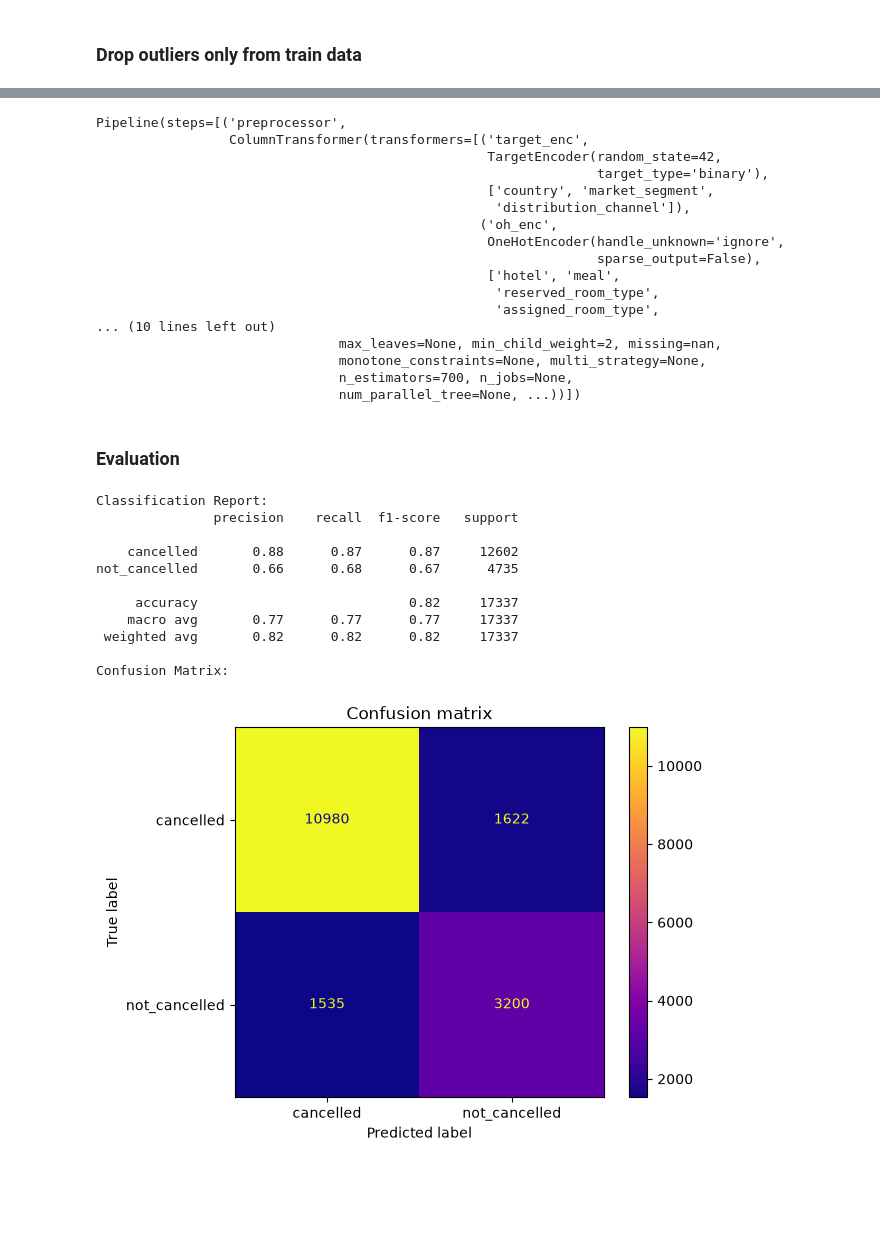
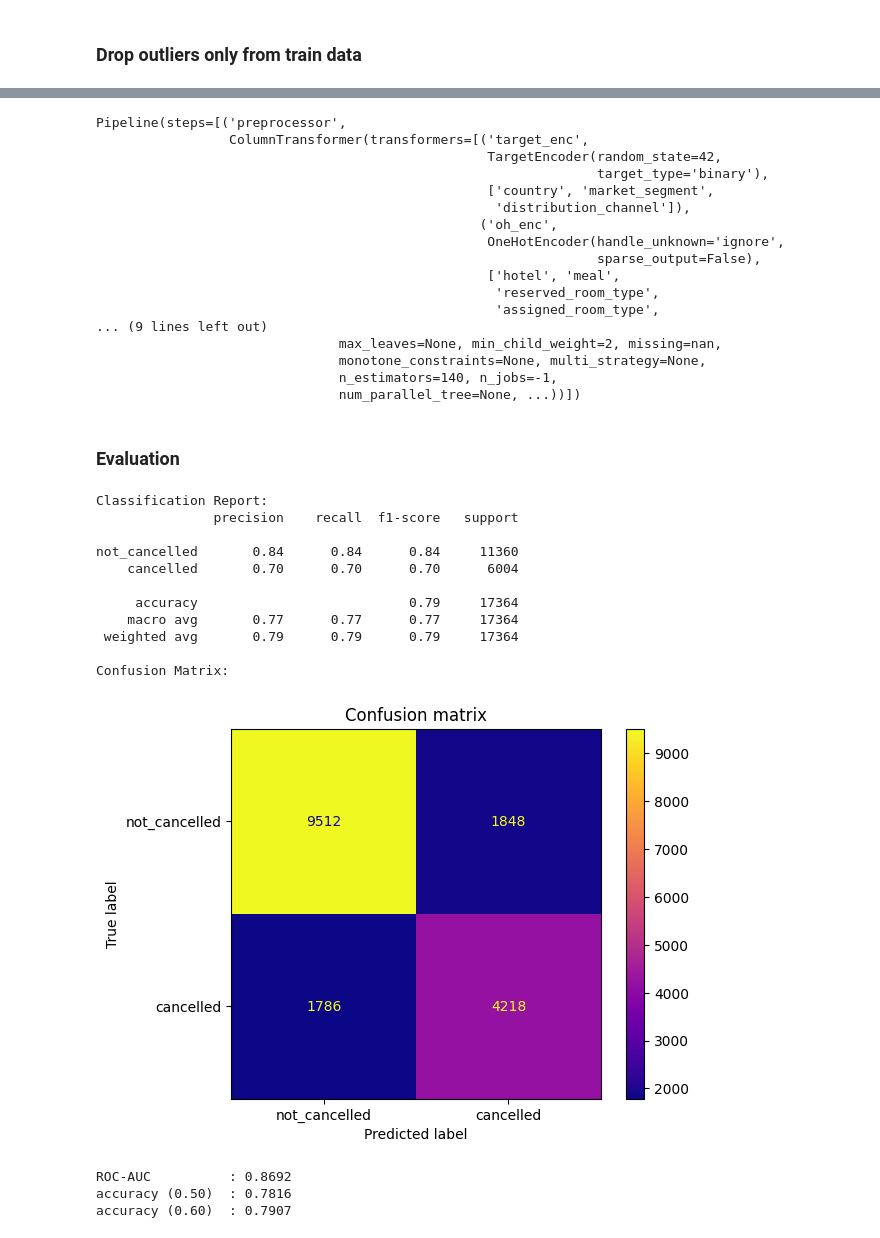
Before and after one commit to ravindutw/hotel-booking-cancellation-prediction, a Jupyter notebook: notebooks/models/XGBoost.ipynb, the cells around one changed output, grey strips where cells are left out. Saved outputs shown, nothing was run; the diff lists cells and outputs as text; code cells hidden in the pictures; blank space fills up the shorter version.

Commit message:
Improved the XGB Model accuracy by introducing hyperparameter tuning and threshold values changes

```diff
--- a/notebooks/models/XGBoost.ipynb
+++ b/notebooks/models/XGBoost.ipynb
@@ -204,8 +353,14 @@ pipeline = Pipeline(steps=[
     #('drop_low_variance', drop_low_var_cols),
     ('xgb', xgb_model)
 ])
+# %%
+X_train_final = pd.concat([X_train, X_val])
+y_train_final = np.concatenate([y_train, y_val])
+# %%
+age_final = (X_train_final[SPLIT_COLUMN].max() - X_train_final[SPLIT_COLUMN]).dt.days.to_numpy()
+final_weights = 0.5 ** (age_final / RECENCY_HALFLIFE_DAYS)
 # %%
-pipeline.fit(X_train, y_train)
+pipeline.fit(X_train_final, y_train_final, xgb__sample_weight=final_weights)
 # %% [output]
 Pipeline(steps=[('preprocessor',
                  ColumnTransformer(transformers=[('target_enc',
@@ -219,10 +374,10 @@ Pipeline(steps=[('preprocessor',
                                                   ['hotel', 'meal',
                                                    'reserved_room_type',
                                                    'assigned_room_type',
-... (10 lines left out)
+... (9 lines left out)
                                max_leaves=None, min_child_weight=2, missing=nan,
                                monotone_constraints=None, multi_strategy=None,
-                               n_estimators=700, n_jobs=None,
+                               n_estimators=140, n_jobs=-1,
                                num_parallel_tree=None, ...))])
 # %% [markdown]
 ### Evaluation
@@ -231,7 +386,8 @@ from sklearn.metrics import (ConfusionMatrixDisplay, classification_report, conf
 import numpy as np
 import matplotlib.pyplot as plt
 # %%
-preds = pipeline.predict(X_test)
+proba = pipeline.predict_proba(X_test)[:, 1]
+preds = (proba >= DECISION_THRESHOLD).astype(int)
 # %%
 def test_model(y_test, y_pred, class_names):
 
@@ -247,17 +403,25 @@ def test_model(y_test, y_pred, class_names):
   plt.title("Confusion matrix")
   plt.show()
 # %%
-test_model(y_test, preds, ['cancelled', 'not_cancelled'])
+test_model(y_test, preds, ['not_cancelled', 'cancelled'])
 # %% [output]
 Classification Report:
                precision    recall  f1-score   support
 
-    cancelled       0.88      0.87      0.87     12602
-not_cancelled       0.66      0.68      0.67      4735
+not_cancelled       0.84      0.84      0.84     11360
+    cancelled       0.70      0.70      0.70      6004
 
-     accuracy                           0.82     17337
-    macro avg       0.77      0.77      0.77     17337
- weighted avg       0.82      0.82      0.82     17337
+     accuracy                           0.79     17364
+    macro avg       0.77      0.77      0.77     17364
+ weighted avg       0.79      0.79      0.79     17364
 
 Confusion Matrix:
-[figure, old version]
+[figure, new version]
+# %%
+print(f"ROC-AUC          : {roc_auc_score(y_test, proba):.4f}")
+print(f"accuracy (0.50)  : {accuracy_score(y_test, (proba >= 0.5).astype(int)):.4f}")
+print(f"accuracy ({DECISION_THRESHOLD:.2f})  : {accuracy_score(y_test, preds):.4f}")
+# %% [output]
+ROC-AUC          : 0.8692
+accuracy (0.50)  : 0.7816
+accuracy (0.60)  : 0.7907
```
Also changed, not shown: parts of 34 cells of this notebook.
